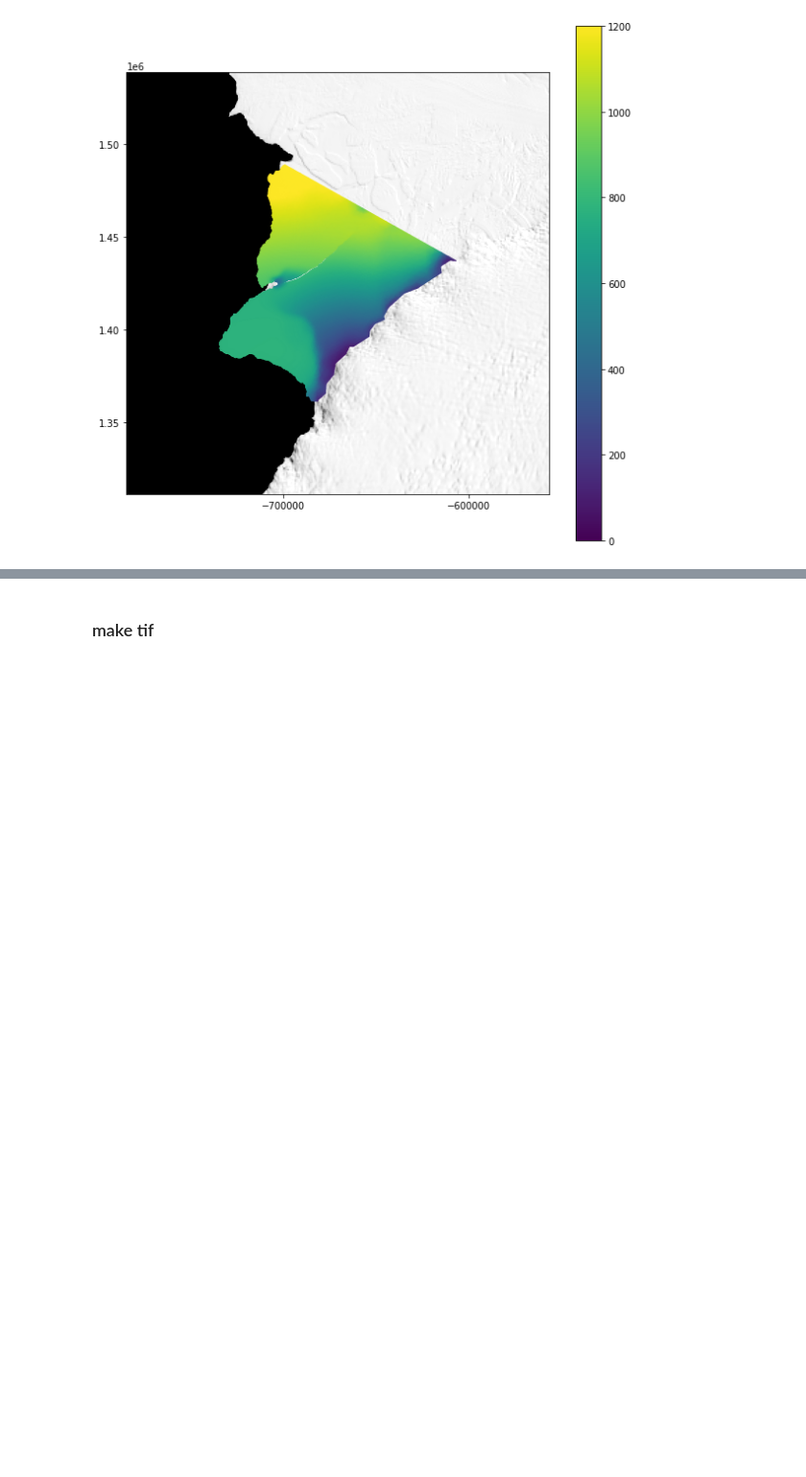
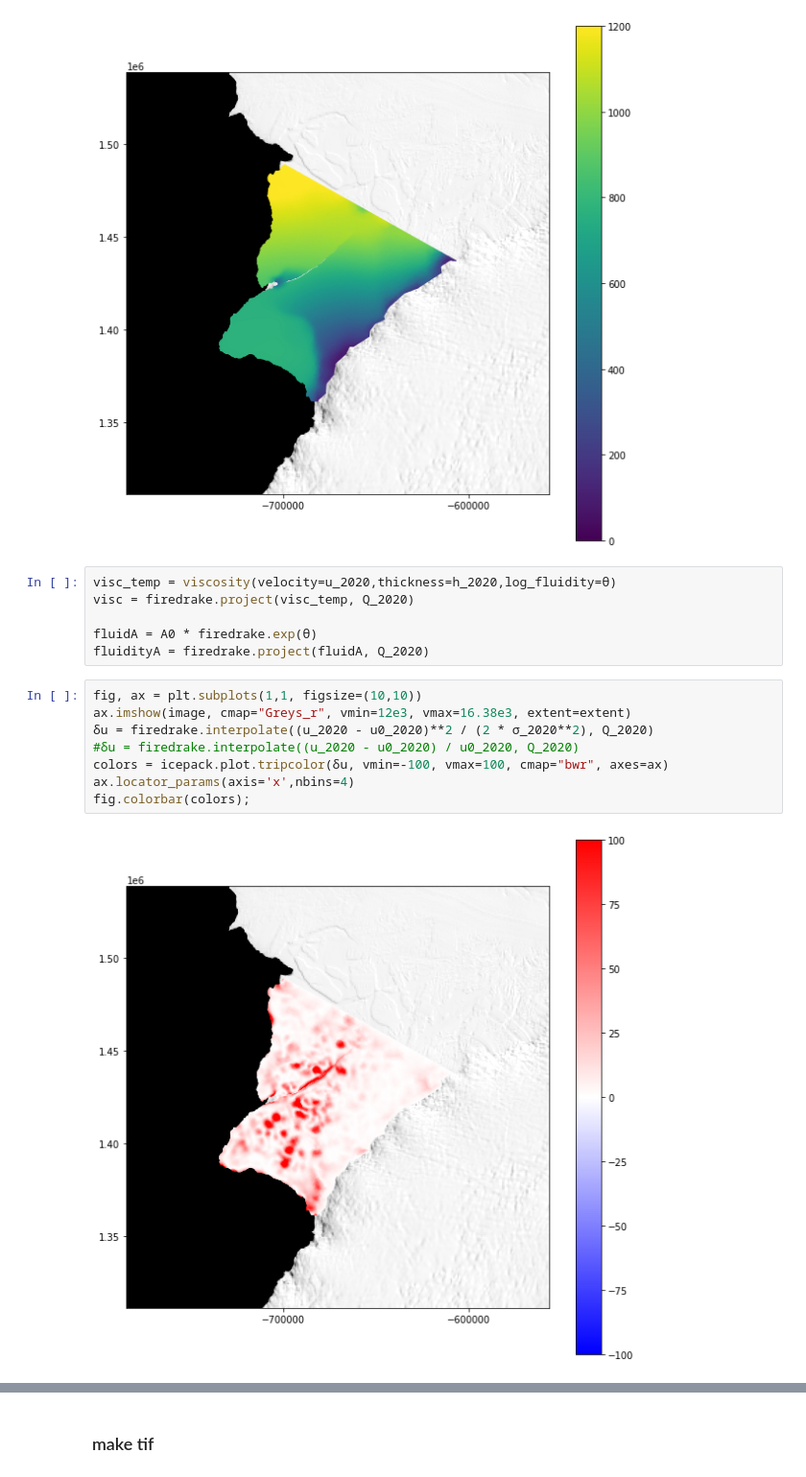
Before and after one commit to ram21ARC/IcePack_Brunt, a Jupyter notebook: d01_pre_calving/05_brunt_inverse_2020_e5_0.ipynb, the cells around one changed output, grey strips where cells are left out. Shown at 96% size. Saved outputs shown, nothing was run; the diff lists cells and outputs as text; blank space fills up the shorter version.

Commit message:
fluidity modification

```diff
--- a/d01_pre_calving/05_brunt_inverse_2020_e5_0.ipynb
+++ b/d01_pre_calving/05_brunt_inverse_2020_e5_0.ipynb
@@ -335,3 +335,19 @@ ax.locator_params(axis='x',nbins=4)
 fig.colorbar(colors);
 # %% [output]
 [figure]
+# %%
+visc_temp = viscosity(velocity=u_2020,thickness=h_2020,log_fluidity=θ)
+visc = firedrake.project(visc_temp, Q_2020)
+
+fluidA = A0 * firedrake.exp(θ)
+fluidityA = firedrake.project(fluidA, Q_2020)
+# %%
+fig, ax = plt.subplots(1,1, figsize=(10,10))
+ax.imshow(image, cmap="Greys_r", vmin=12e3, vmax=16.38e3, extent=extent)
+δu = firedrake.interpolate((u_2020 - u0_2020)**2 / (2 * σ_2020**2), Q_2020)
+#δu = firedrake.interpolate((u_2020 - u0_2020) / u0_2020, Q_2020)
+colors = icepack.plot.tripcolor(δu, vmin=-100, vmax=100, cmap="bwr", axes=ax)
+ax.locator_params(axis='x',nbins=4)
+fig.colorbar(colors);
+# %% [output]
+[figure, added]
```
Also changed, not shown: parts of 9 cells of this notebook.
